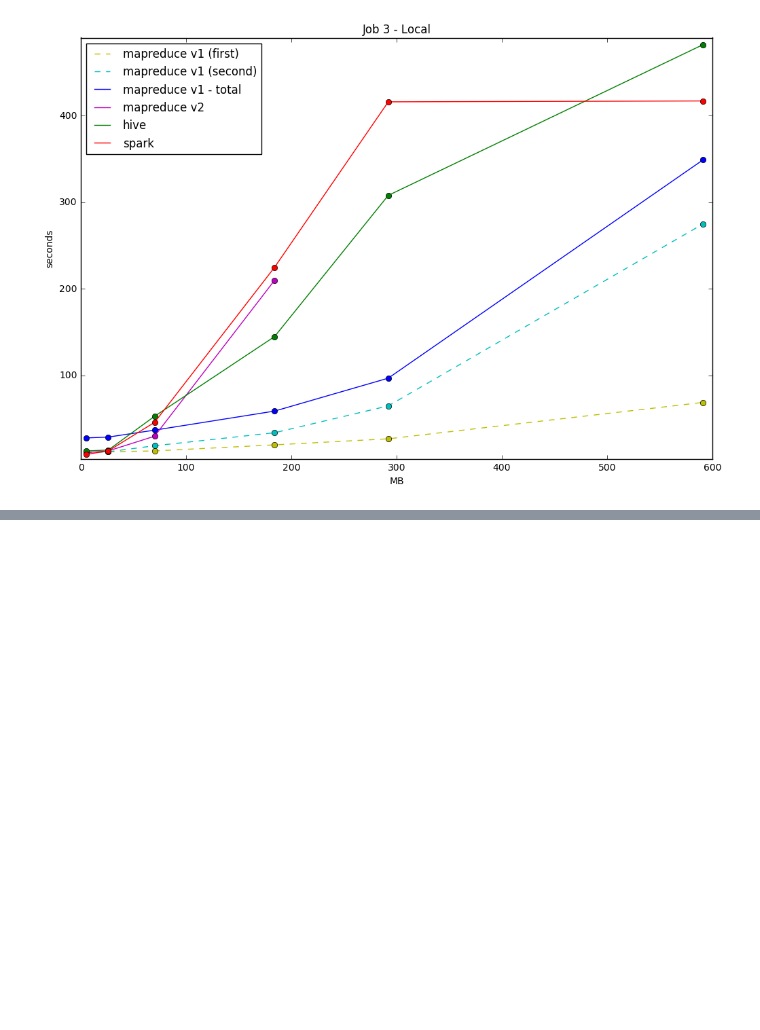
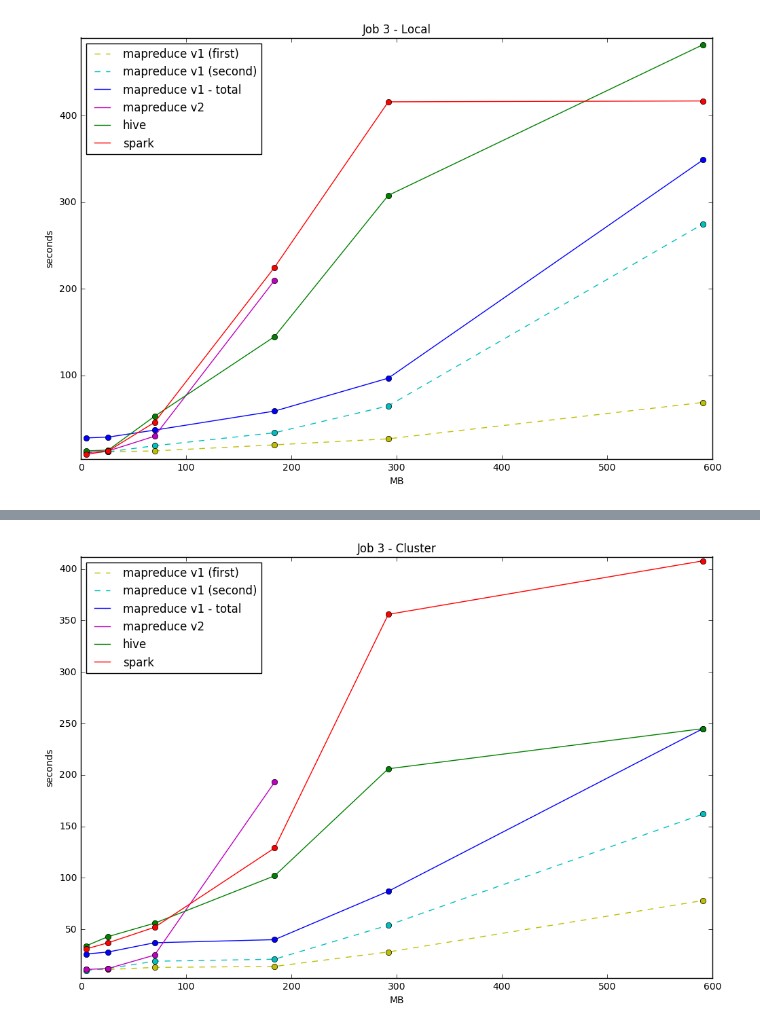
Before and after one commit to BigData-MielPops/Project1, a Jupyter notebook: plots.ipynb, the cells around one changed output, grey strips where cells are left out. Cells and saved outputs as stored; diff of their text form; code cells hidden in the pictures; blank space fills up the shorter version.

```diff
--- a/plots.ipynb
+++ b/plots.ipynb
@@ -46,0 +88,17 @@ plot_project_data([5, 26, 70, 184, 292, 591],
+# %%
+data_mr31FC = [11, 11, 13, 14, 28, 78]
+data_mr31SC = [10, 12, 19, 21, 54, 162]
+data_mr31C = [11+10+5, 11+12+5, 13+19+5, 14+21+5, 28+54+5, 78+162+5]
+data_mr32C = [11, 12, 25, 193]
+data_hive3C = [34, 43, 56, 102, 206, 245]
+data_spark3C = [31, 37, 52, 129, 356, 408]
+
+plot_project_data(data_x,
+                  [data_mr31FC, data_mr31SC, data_mr31C, data_mr32C, data_hive3C, data_spark3C],
+                  0, max_x,
+                  short_colors = ['y', 'c', 'b', 'm', 'g', 'r'],
+                  labels = ['mapreduce v1 (first)', 'mapreduce v1 (second)', 'mapreduce v1 - total', 'mapreduce v2', 'hive', 'spark'],
+                  types = ['--', '--', '', '', '', '', ''],
+                  title='Job 3 - Cluster')
+# %% [output]
+[figure, added]
```
Also changed, not shown: parts of 15 cells of this notebook, 1 other file.
